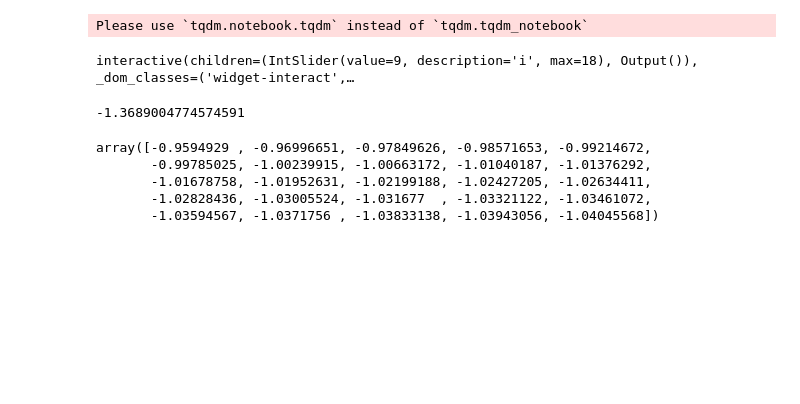
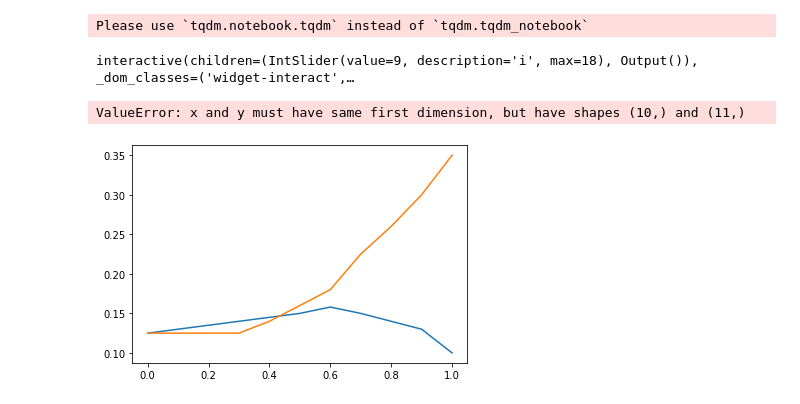
Before and after one commit to assem1390/hubbard, a Jupyter notebook: hubbard_.ipynb, the cells around one changed output. Cells and saved outputs as stored; diff of their text form; code cells hidden in the pictures; blank space fills up the shorter version.

```diff
--- a/hubbard_.ipynb
+++ b/hubbard_.ipynb
@@ -183,7 +183,3 @@ def play(i):
     legend()
 # %% [output]
 interactive(children=(IntSlider(value=9, description='i', max=18), Output()), _dom_classes=('widget-interact',…
-# %%
-a[10][1]
-# %% [output]
--1.3689004774574591
@@ -195,8 +185,0 @@ idx = np.argwhere(np.diff(np.sign(c[15]-b[15]))).flatten()
-# %%
-c[2]
-# %% [output]
-array([-0.9594929 , -0.96996651, -0.97849626, -0.98571653, -0.99214672,
-       -0.99785025, -1.00239915, -1.00663172, -1.01040187, -1.01376292,
-       -1.01678758, -1.01952631, -1.02199188, -1.02427205, -1.02634411,
-       -1.02828436, -1.03005524, -1.031677  , -1.03321122, -1.03461072,
-       -1.03594567, -1.0371756 , -1.03833138, -1.03943056, -1.04045568])
@@ -202,0 +196,12 @@ array([-0.9594929 , -0.96996651, -0.97849626, -0.98571653, -0.99214672,
+# %%
+d = [.1.125,.125,.125,.14,.16,.18,.225,.26,.3,.35]
+g = [.125,.13,.135,.14,.145,.15,.158,.15,.14,.13,.1]
+c = g[::-1]
+e = d[::-1]
+plot(arange(0,1.1,.1),g)
+plot(arange(0,1.1,.1),d)
+plot(arange(1,2,.1),c)
+plot(arange(1,2,.1),e)
+# %% [output]
+ValueError: x and y must have same first dimension, but have shapes (10,) and (11,)
+[figure, added]
```
Also changed, not shown: parts of 4 cells of this notebook.
